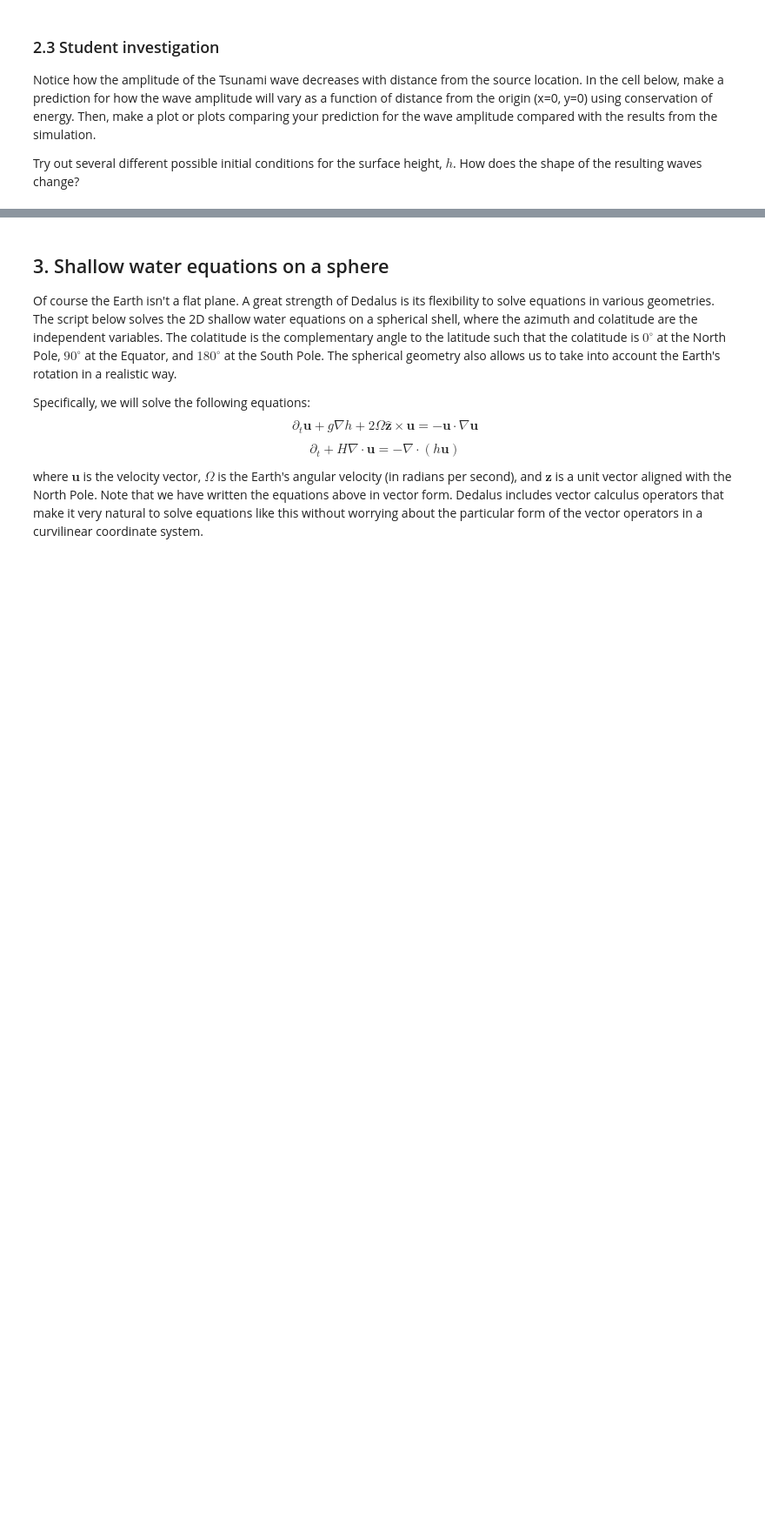
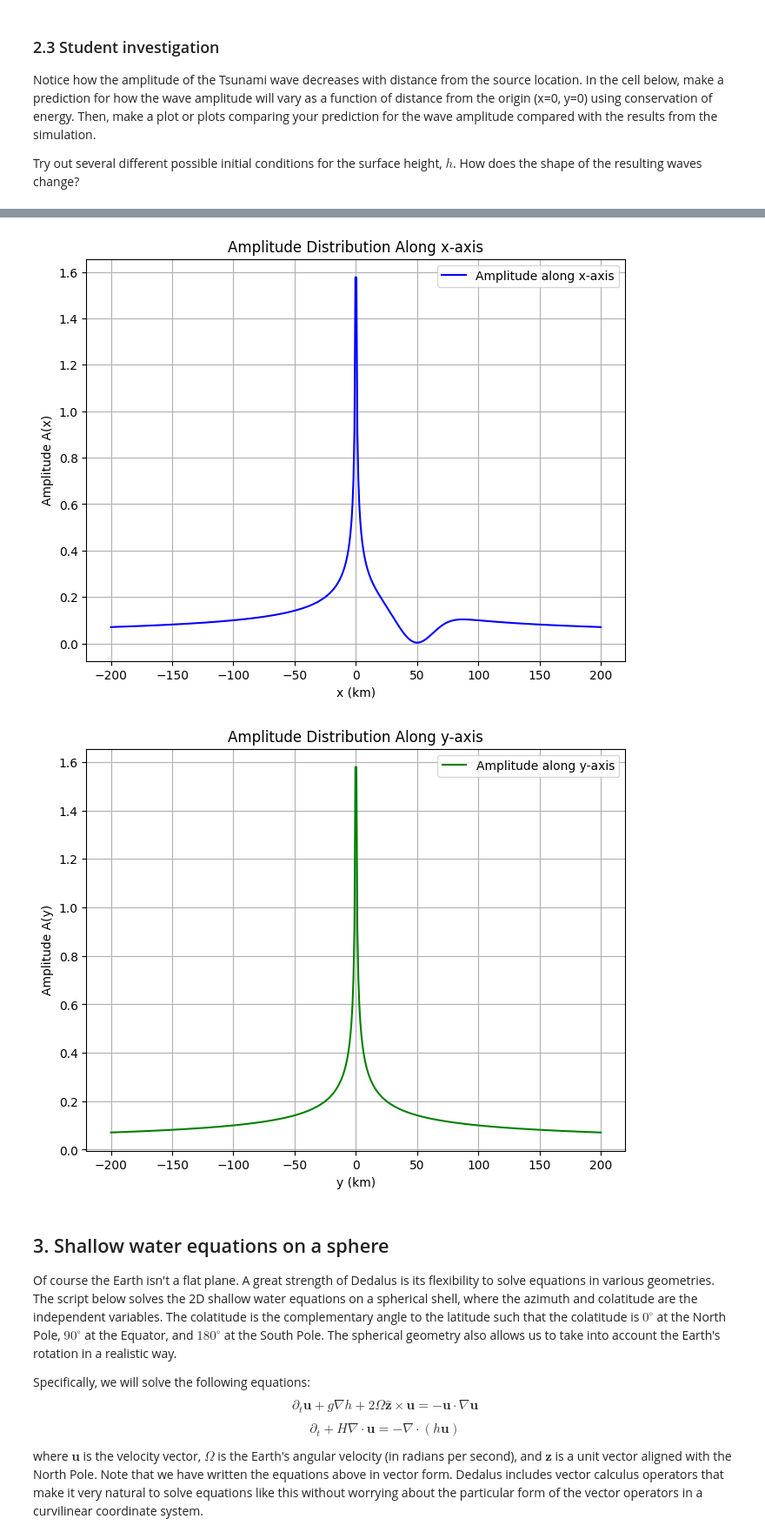
Before and after one commit to StarYuxinChen/QCES, a Jupyter notebook: Project3_tsunami.ipynb, the cells around one changed output, grey strips where cells are left out. Shown at 87% size. Saved outputs shown, nothing was run; the diff lists cells and outputs as text; code cells hidden in the pictures; blank space fills up the shorter version.

```diff
--- a/Project3_tsunami.ipynb
+++ b/Project3_tsunami.ipynb
@@ -467,3 +578,62 @@ ADD DISCUSSION HERE (~1 paragraph)
+# %%
+import numpy as np
+import matplotlib.pyplot as plt
+
+# Parameters
+A0 = 1  # Initial maximum amplitude (normalized to 1)
+H0 = 4  # Reference ocean depth in km
+Hmin = 0.1  # Minimum depth in km
+x2 = 50  # Seamount center in km
+w2 = 20  # Seamount width in km
+w = 100  # Width of initial perturbation in km
+
+# Define the domain
+x = np.linspace(-200, 200, 500)  # x range (-200 km to 200 km)
+y = np.linspace(-200, 200, 500)  # y range (-200 km to 200 km)
+X, Y = np.meshgrid(x, y)
+
+# Calculate radial distance r
+r = np.sqrt(X**2 + Y**2)
+
+# Seamount height function
+H = H0 - (H0 - Hmin) * np.exp(-(X - x2)**2 / w2**2)
+
+# Amplitude function with seamount modulation
+A = np.where(r != 0, (A0 / np.sqrt(r)) * (H / H0), 0)  # Avoid division by zero
+
+# Extract amplitude along x-axis (fixed y=0)
+y_fixed = 0  # Fixed y = 0
+r_x = np.sqrt(x**2 + y_fixed**2)  # Radial distance for x-axis
+H_x = H0 - (H0 - Hmin) * np.exp(-(x - x2)**2 / w2**2)  # H(x) along x-axis
+A_x = np.where(r_x != 0, (A0 / np.sqrt(r_x)) * (H_x / H0), 0)
+
+# Extract amplitude along y-axis (fixed x=0)
+x_fixed = 0  # Fixed x = 0
+r_y = np.sqrt(x_fixed**2 + y**2)  # Radial distance for y-axis
+H_y = H0 - (H0 - Hmin) * np.exp(-(x_fixed - x2)**2 / w2**2)  # H(y) along y-axis
+A_y = np.where(r_y != 0, (A0 / np.sqrt(r_y)) * (H0 / H0), 0)  # No modulation in y-direction
+
+# Plot amplitude along x-axis
+plt.figure(figsize=(8, 6))
+plt.plot(x, A_x, label='Amplitude along x-axis', color='blue')
+plt.title('Amplitude Distribution Along x-axis')
+plt.xlabel('x (km)')
+plt.ylabel('Amplitude A(x)')
+plt.grid(True)
+plt.legend()
+plt.show()
+# Plot amplitude along y-axis
+plt.figure(figsize=(8, 6))
+plt.plot(y, A_y, label='Amplitude along y-axis', color='green')
+plt.title('Amplitude Distribution Along y-axis')
+plt.xlabel('y (km)')
+plt.ylabel('Amplitude A(y)')
+plt.grid(True)
+plt.legend()
+plt.show()
+# %% [output]
+[figure, added]
+[figure, added]
 # %% [markdown]
 ## 3. Shallow water equations on a sphere
 
```
Also changed, not shown: parts of 22 cells of this notebook.
